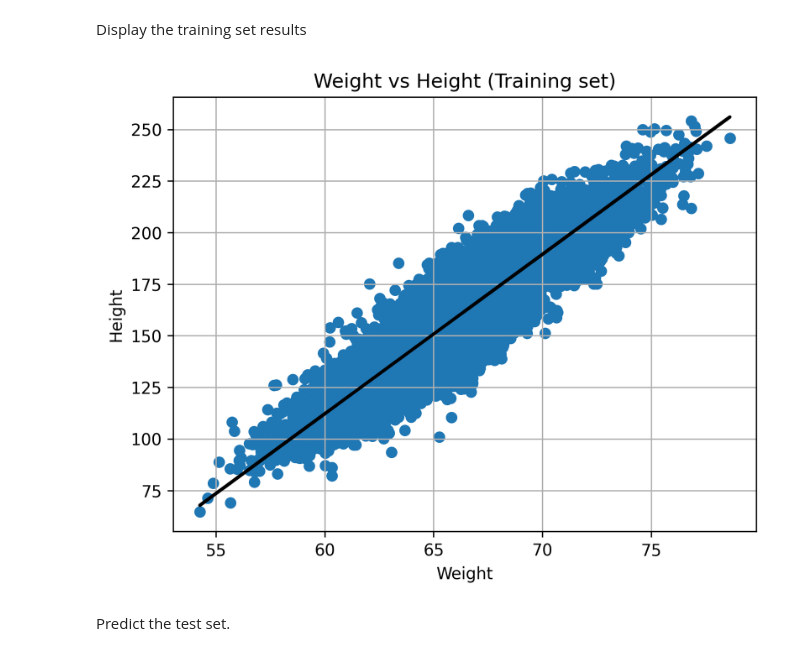
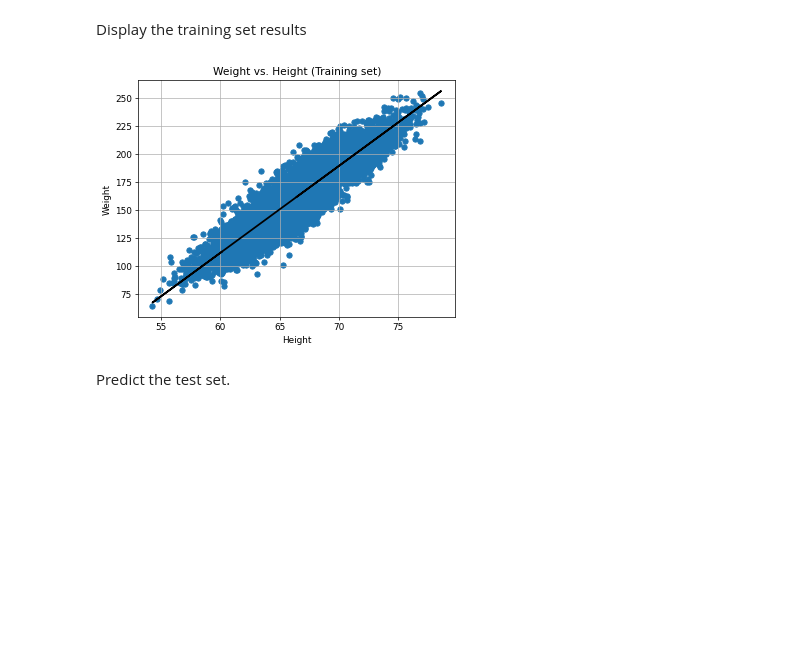
Before and after one commit to a-mhamdi/mlpy, a Jupyter notebook: Codes/Python/linear-regression.ipynb, the cells around one changed output. Saved outputs shown, nothing was run; the diff lists cells and outputs as text; code cells hidden in the pictures; blank space fills up the shorter version.

```diff
--- a/Codes/Python/linear-regression.ipynb
+++ b/Codes/Python/linear-regression.ipynb
@@ -7,9 +7,9 @@
 **Simple Linear Regression using artificial data**
 # %%
 import numpy as np
-import matplotlib.pyplot as plt
+from matplotlib import pyplot as plt
 
-plt.rcParams['figure.dpi'] = 300
+plt.rcParams['figure.dpi'] = 64
 
 from sklearn.linear_model import LinearRegression
 from sklearn.model_selection import train_test_split
@@ -156,12 +155,12 @@ Display the training set results
 # %%
 plt.scatter(X_train, y_train)
 plt.plot(X_train, y_pred, color='black', linewidth=2)
-plt.title('Weight vs Height (Training set)')
-plt.xlabel('Weight')
-plt.ylabel('Height')
+plt.title('Weight vs. Height (Training set)')
+plt.xlabel('Height')
+plt.ylabel('Weight')
 plt.grid()
 # %% [output]
-[figure, old version]
+[figure, new version]
 # %% [markdown]
 Predict the test set.
 # %%
```
Also changed, not shown: parts of 7 cells of this notebook.
